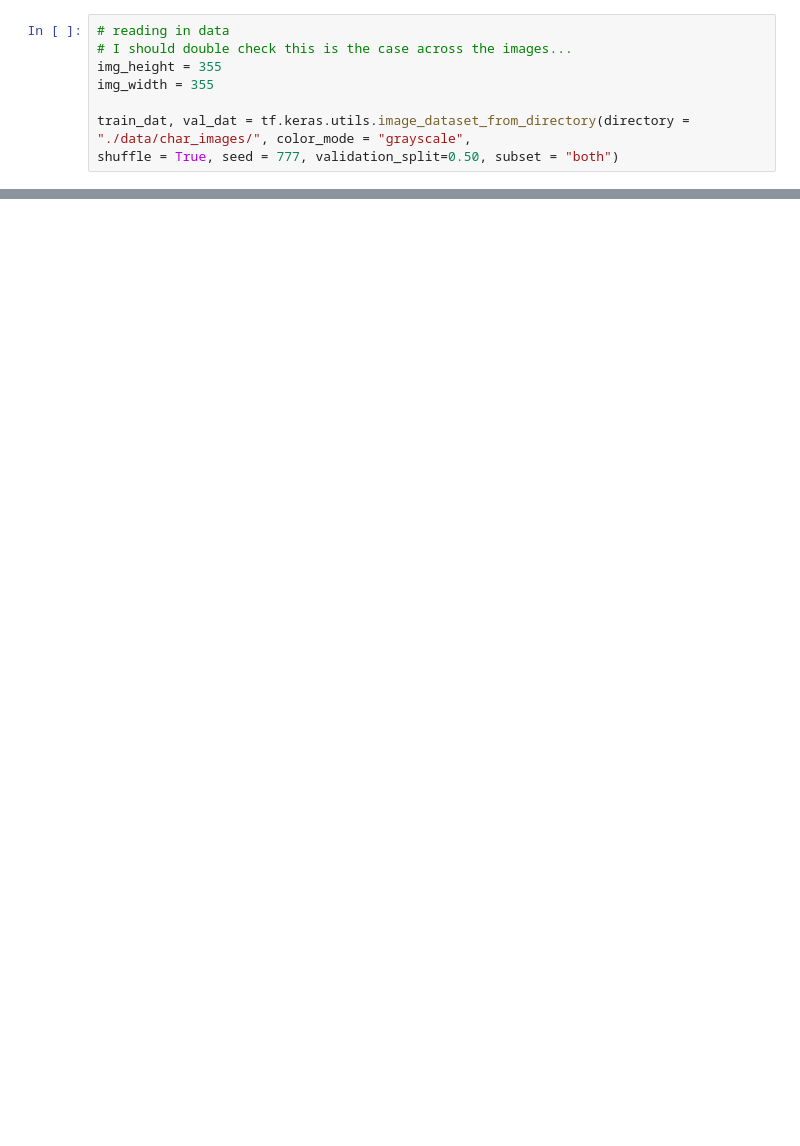
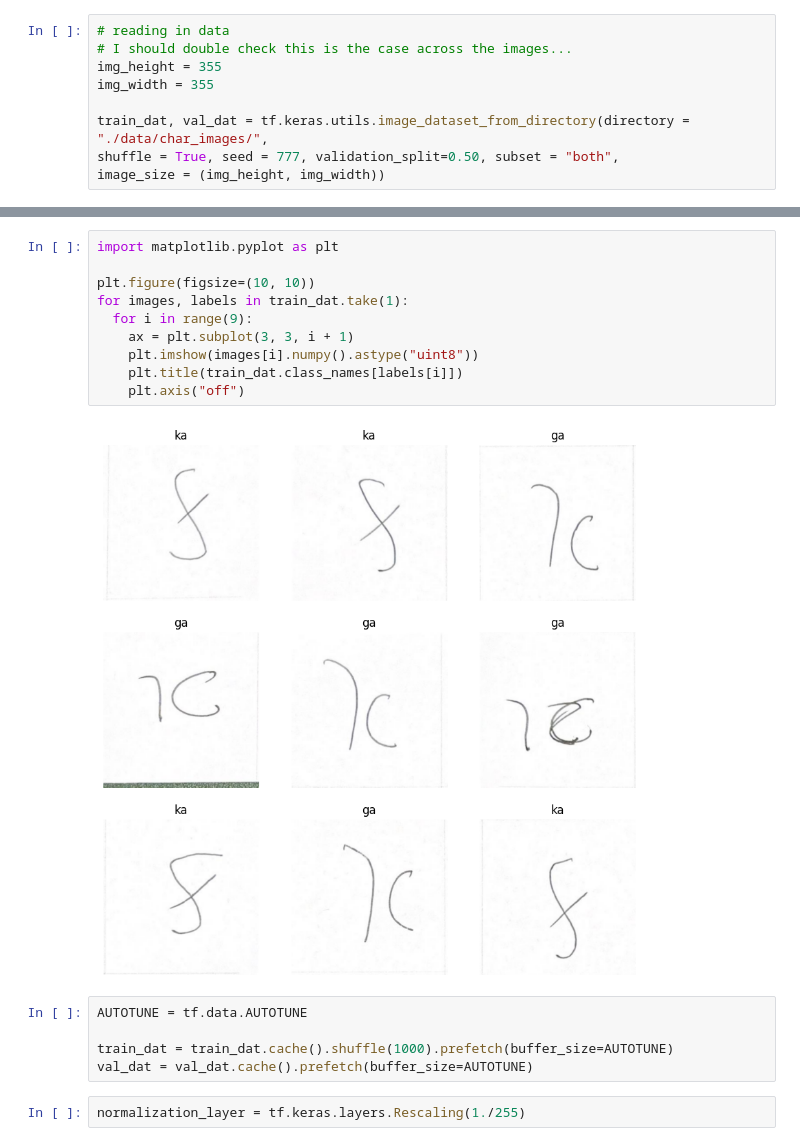
Before and after one commit to arjunpatel7/gujarati-trainer, a Jupyter notebook: training_script.ipynb, the cells around one changed output, grey strips where cells are left out. Saved outputs shown, nothing was run; the diff lists cells and outputs as text; blank space fills up the shorter version.

Commit message:
basic training script to assist web app dev

```diff
--- a/training_script.ipynb
+++ b/training_script.ipynb
@@ -11,8 +11,9 @@ To enable them in other operations, rebuild TensorFlow with the appropriate comp
 img_height = 355
 img_width = 355
 
-train_dat, val_dat = tf.keras.utils.image_dataset_from_directory(directory = "./data/char_images/", color_mode = "grayscale",
-shuffle = True, seed = 777, validation_split=0.50, subset = "both")
+train_dat, val_dat = tf.keras.utils.image_dataset_from_directory(directory = "./data/char_images/",
+shuffle = True, seed = 777, validation_split=0.50, subset = "both",
+image_size = (img_height, img_width))
 # %% [output]
 Found 255 files belonging to 2 classes.
 Using 128 files for training.
@@ -24,0 +23,19 @@ To enable them in other operations, rebuild TensorFlow with the appropriate comp
+# %%
+import matplotlib.pyplot as plt
+
+plt.figure(figsize=(10, 10))
+for images, labels in train_dat.take(1):
+  for i in range(9):
+    ax = plt.subplot(3, 3, i + 1)
+    plt.imshow(images[i].numpy().astype("uint8"))
+    plt.title(train_dat.class_names[labels[i]])
+    plt.axis("off")
+# %% [output]
+[figure, added]
+# %%
+AUTOTUNE = tf.data.AUTOTUNE
+
+train_dat = train_dat.cache().shuffle(1000).prefetch(buffer_size=AUTOTUNE)
+val_dat = val_dat.cache().prefetch(buffer_size=AUTOTUNE)
+# %%
+normalization_layer = tf.keras.layers.Rescaling(1./255)
```
Also changed, not shown: parts of 7 cells of this notebook.
